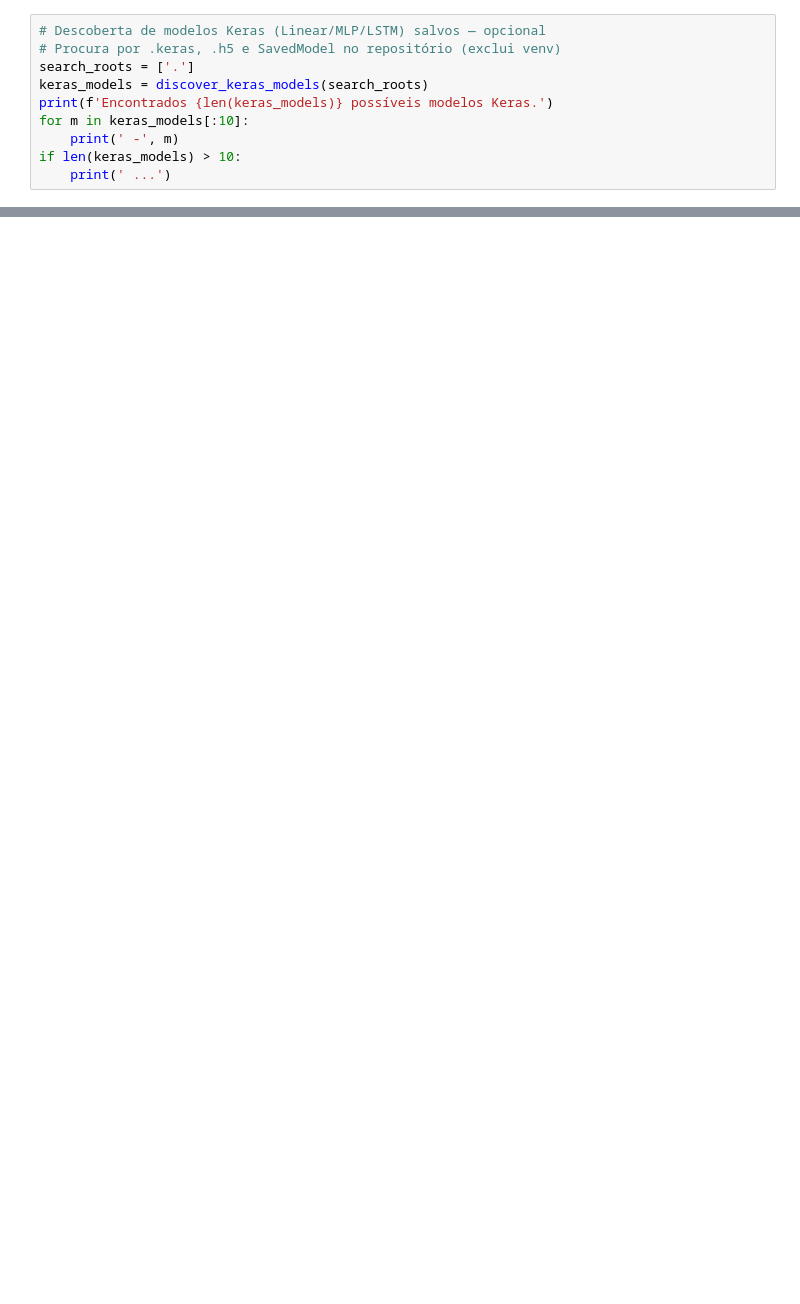
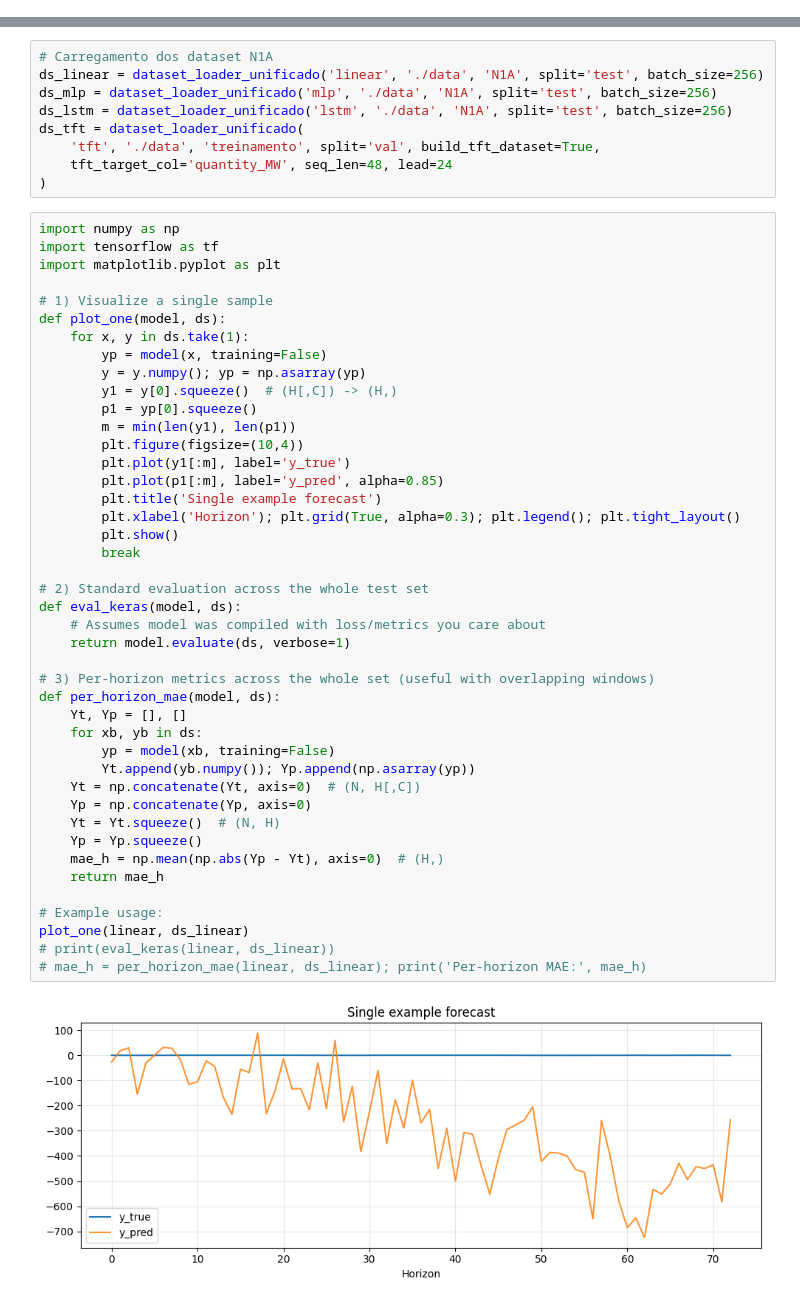
Before and after one commit to vm-bertini/TCC-2025, a Jupyter notebook: Resultados.ipynb, the cells around one changed output, grey strips where cells are left out. Saved outputs shown, nothing was run; the diff lists cells and outputs as text; blank space fills up the shorter version.

```diff
--- a/Resultados.ipynb
+++ b/Resultados.ipynb
@@ -195,10 +0,0 @@ inv_df
-# %%
-# Descoberta de modelos Keras (Linear/MLP/LSTM) salvos — opcional
-# Procura por .keras, .h5 e SavedModel no repositório (exclui venv)
-search_roots = ['.']
-keras_models = discover_keras_models(search_roots)
-print(f'Encontrados {len(keras_models)} possíveis modelos Keras.')
-for m in keras_models[:10]:
-    print(' -', m)
-if len(keras_models) > 10:
-    print(' ...')
@@ -453,0 +668,54 @@ else:
+# %%
+# Carregamento dos dataset N1A
+ds_linear = dataset_loader_unificado('linear', './data', 'N1A', split='test', batch_size=256)
+ds_mlp = dataset_loader_unificado('mlp', './data', 'N1A', split='test', batch_size=256)
+ds_lstm = dataset_loader_unificado('lstm', './data', 'N1A', split='test', batch_size=256)
+ds_tft = dataset_loader_unificado(
+    'tft', './data', 'treinamento', split='val', build_tft_dataset=True,
+    tft_target_col='quantity_MW', seq_len=48, lead=24
+)
+# %%
+import numpy as np
+import tensorflow as tf
+import matplotlib.pyplot as plt
+
+# 1) Visualize a single sample
+def plot_one(model, ds):
+    for x, y in ds.take(1):
+        yp = model(x, training=False)
+        y = y.numpy(); yp = np.asarray(yp)
+        y1 = y[0].squeeze()  # (H[,C]) -> (H,)
+        p1 = yp[0].squeeze()
+        m = min(len(y1), len(p1))
+        plt.figure(figsize=(10,4))
+        plt.plot(y1[:m], label='y_true')
+        plt.plot(p1[:m], label='y_pred', alpha=0.85)
+        plt.title('Single example forecast')
+        plt.xlabel('Horizon'); plt.grid(True, alpha=0.3); plt.legend(); plt.tight_layout()
+        plt.show()
+        break
+
+# 2) Standard evaluation across the whole test set
+def eval_keras(model, ds):
+    # Assumes model was compiled with loss/metrics you care about
+    return model.evaluate(ds, verbose=1)
+
+# 3) Per-horizon metrics across the whole set (useful with overlapping windows)
+def per_horizon_mae(model, ds):
+    Yt, Yp = [], []
+    for xb, yb in ds:
+        yp = model(xb, training=False)
+        Yt.append(yb.numpy()); Yp.append(np.asarray(yp))
+    Yt = np.concatenate(Yt, axis=0)  # (N, H[,C])
+    Yp = np.concatenate(Yp, axis=0)
+    Yt = Yt.squeeze()  # (N, H)
+    Yp = Yp.squeeze()
+    mae_h = np.mean(np.abs(Yp - Yt), axis=0)  # (H,)
+    return mae_h
+
+# Example usage:
+plot_one(linear, ds_linear)
+# print(eval_keras(linear, ds_linear))
+# mae_h = per_horizon_mae(linear, ds_linear); print('Per-horizon MAE:', mae_h)
+# %% [output]
+[figure, added]
```
Also changed, not shown: parts of 29 cells of this notebook, 2 other files.
